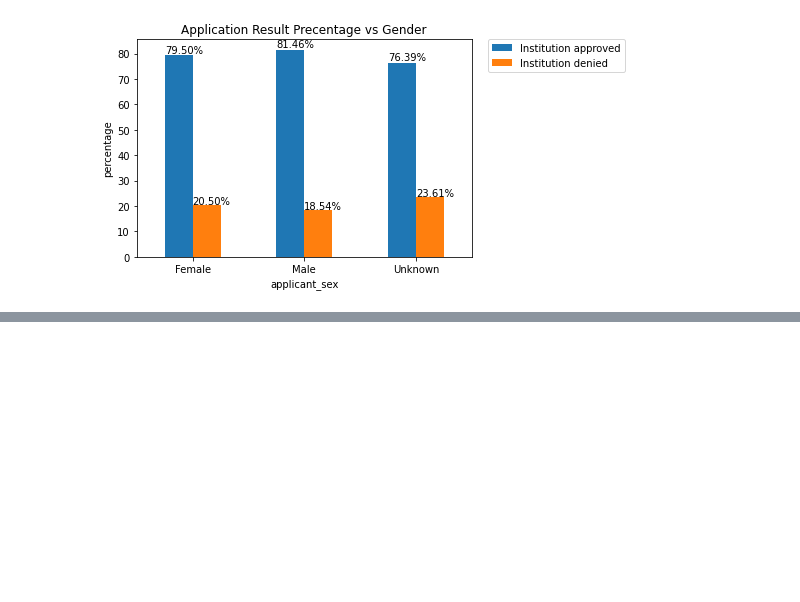
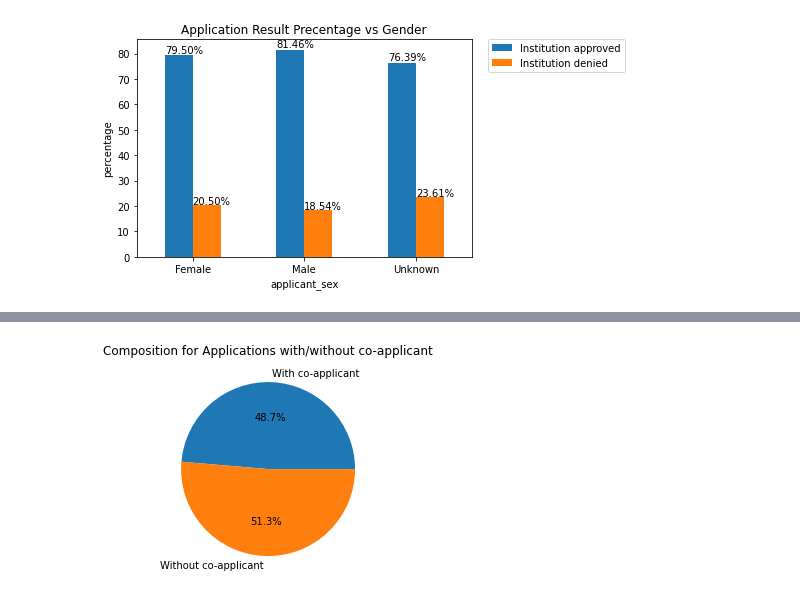
Before and after one commit to YihengYe/ECE143-HMDA_Mortagage_Analysis_and_Prediction, a Jupyter notebook: notebooks/Raw_EDA_2.ipynb, the cells around one changed output, grey strips where cells are left out. Cells and saved outputs as stored; diff of their text form; code cells hidden in the pictures; blank space fills up the shorter version.

```diff
--- a/notebooks/Raw_EDA_2.ipynb
+++ b/notebooks/Raw_EDA_2.ipynb
@@ -104,0 +132,7 @@ plt.savefig(image_path+'Application_result_percentage_gender.png', bbox_inches='
+# %%
+plt.figure()
+plt.pie([len(Coappli),len(Nonco)],labels=['With co-applicant', 'Without co-applicant'],autopct='%1.1f%%')
+plt.title('Composition for Applications with/without co-applicant')
+plt.savefig(image_path+'Composition_for_Applications_with_or_without_co-applicant.png',bbox_inches='tight')
+# %% [output]
+[figure, added]
```
Also changed, not shown: parts of 24 cells of this notebook, 17 other files.
